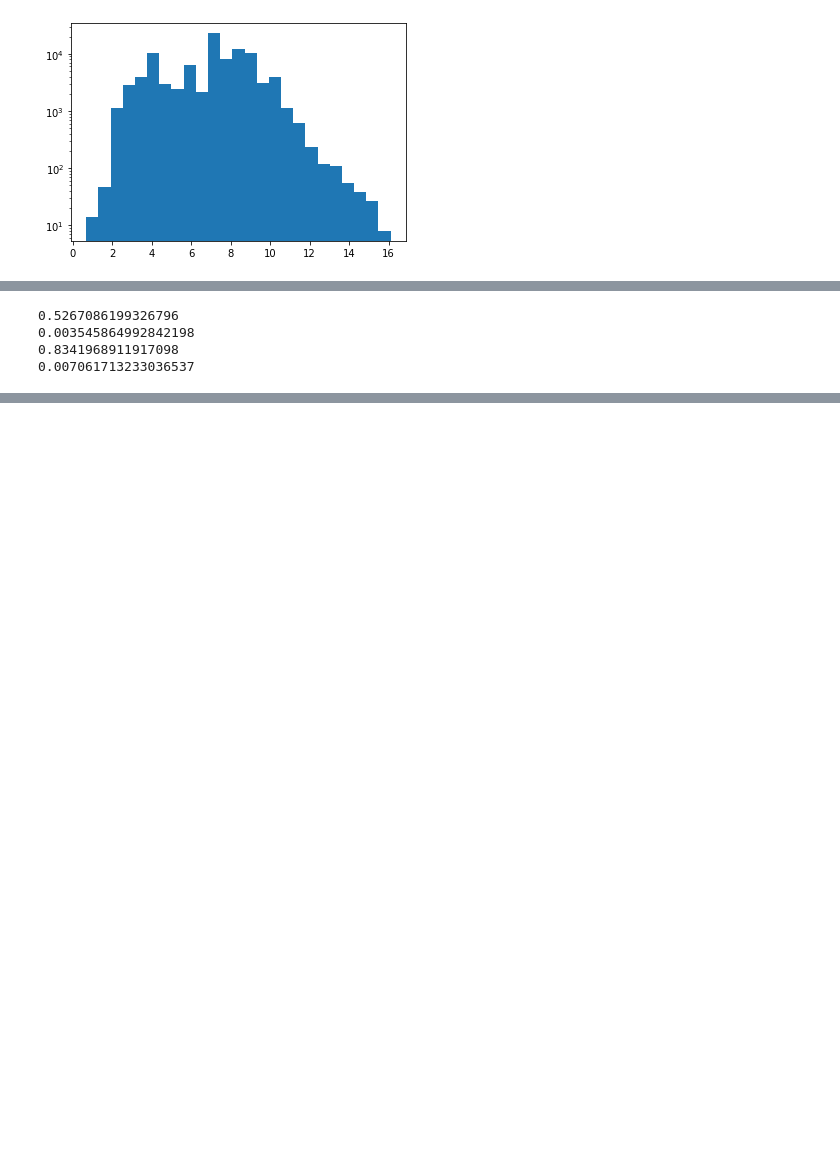
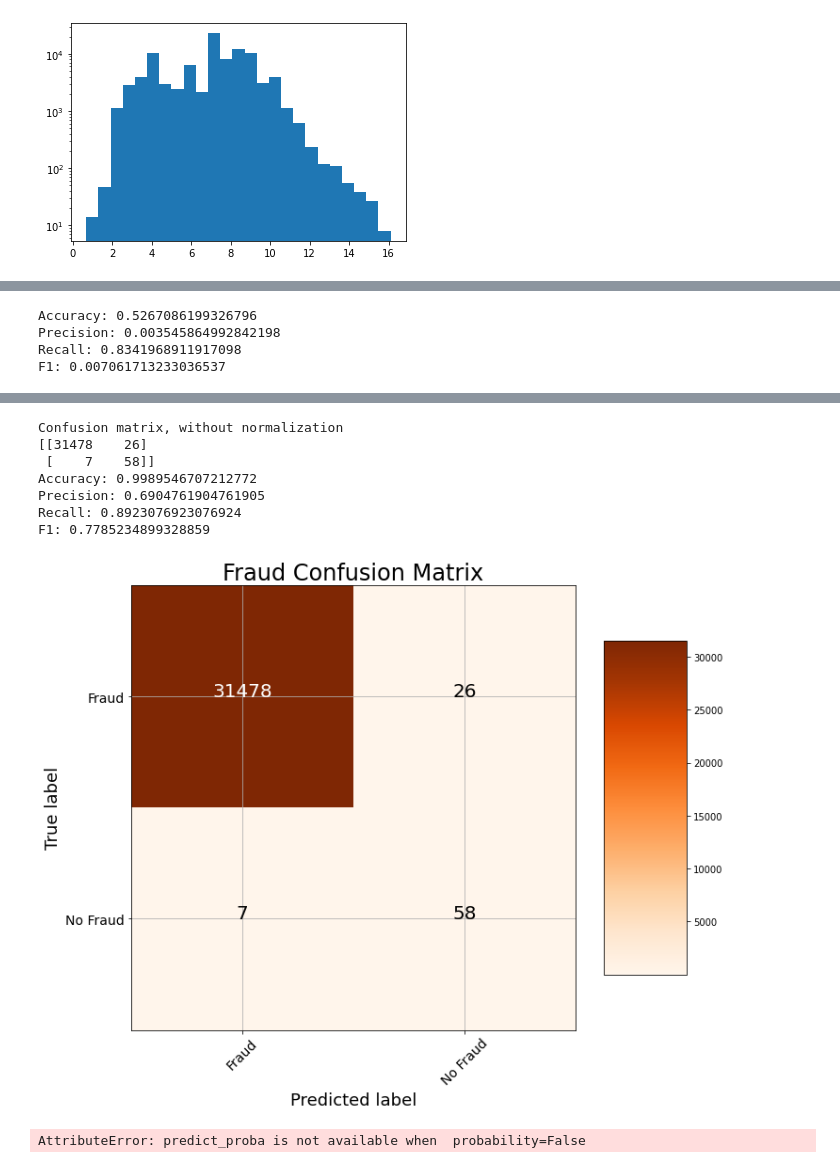
Before and after one commit to katwegner/fraud, a Jupyter notebook: eda.ipynb, the cells around one changed output, grey strips where cells are left out. Cells and saved outputs as stored; diff of their text form; code cells hidden in the pictures; blank space fills up the shorter version.

Commit message:
added models

```diff
--- a/eda.ipynb
+++ b/eda.ipynb
@@ -130,15 +198,12 @@ predictions = df.Prediction
 df = df.drop('Prediction', axis=1)
 # %%
 #printing scores for baseline
-print(accuracy_score(y, predictions))
-print(precision_score(y, predictions))
-print(recall_score(y, predictions))
-print(f1_score(y, predictions))
+print_evaluations(y, predictions)
 # %% [output]
-0.5267086199326796
-0.003545864992842198
-0.8341968911917098
-0.007061713233036537
+Accuracy: 0.5267086199326796
+Precision: 0.003545864992842198
+Recall: 0.8341968911917098
+F1: 0.007061713233036537
 # %%
 #defining X and y
 X = df
@@ -154,3 +219,26 @@ smote_algo = SMOTE(random_state=50)
 smote_data_X, smote_data_Y = smote_algo.fit_resample(X_train, y_train)
 smote_data_X = pd.DataFrame(data=smote_data_X, columns=X_train.columns)
 smote_data_Y = pd.DataFrame(data=smote_data_Y, columns=['FraudResult'])
+# %%
+# random forest on oversampled, synthecized (smote) data
+from sklearn.ensemble import RandomForestClassifier
+model_rf = RandomForestClassifier(n_estimators=100,
+                               random_state=50,
+                               max_features = 'sqrt',
+                               n_jobs=-1, verbose = 1)
+model_rf.fit(smote_data_X, smote_data_Y)
+# Training predictions (to demonstrate overfitting)
+train_rf_predictions = model_rf.predict(smote_data_X)
+train_rf_probs = model_rf.predict_proba(smote_data_X)[:, 1]
+
+# Testing predictions (to determine performance)
+test_rf_predictions = model_rf.predict(X_test)
+test_rf_probs = model_rf.predict_proba(X_test)[:, 1]
+
+# Confusion matrix
+cm = confusion_matrix(y_test, test_rf_predictions)
+plot_confusion_matrix(cm, classes = ['Fraud', 'No Fraud'],
+                      title = 'Fraud Confusion Matrix')
+
+print_evaluations(y_test, test_rf_predictions)
+# %% [output]
@@ -156,0 +260,31 @@ smote_data_Y = pd.DataFrame(data=smote_data_Y, columns=['FraudResult'])
+Confusion matrix, without normalization
+[[31478    26]
+ [    7    58]]
+Accuracy: 0.9989546707212772
+Precision: 0.6904761904761905
+Recall: 0.8923076923076924
+F1: 0.7785234899328859
+[figure, added]
+# %%
+model_svm = SVC(random_state = 50)
+model_svm.fit(smote_data_X, smote_data_Y)
+
+# Training predictions (to demonstrate overfitting)
+train_svm_predictions = model_svm.predict(smote_data_X)
+train_svm_probs = model_svm.predict_proba(smote_data_X)[:, 1]
+
+# Testing predictions (to determine performance)
+test_svm_predictions = model_svm.predict(X_test)
+test_svm_probs = model_svm.predict_proba(X_test)[:, 1]
+
+# Confusion matrix
+cm = confusion_matrix(y_test, test_svm_predictions)
+plot_confusion_matrix(cm, classes = ['Fraud', 'No Fraud'],
+                      title = 'Fraud Confusion Matrix')
+
+print_evaluations(y_test, test_svm_predictions)
+
+#model_adaboost =  AdaBoostClassifier(random_state = 50)
+#model_adaboost.fit(smote_data_X, smote_data_Y)
+# %% [output]
+AttributeError: predict_proba is not available when  probability=False
```
Also changed, not shown: parts of 13 cells of this notebook.
